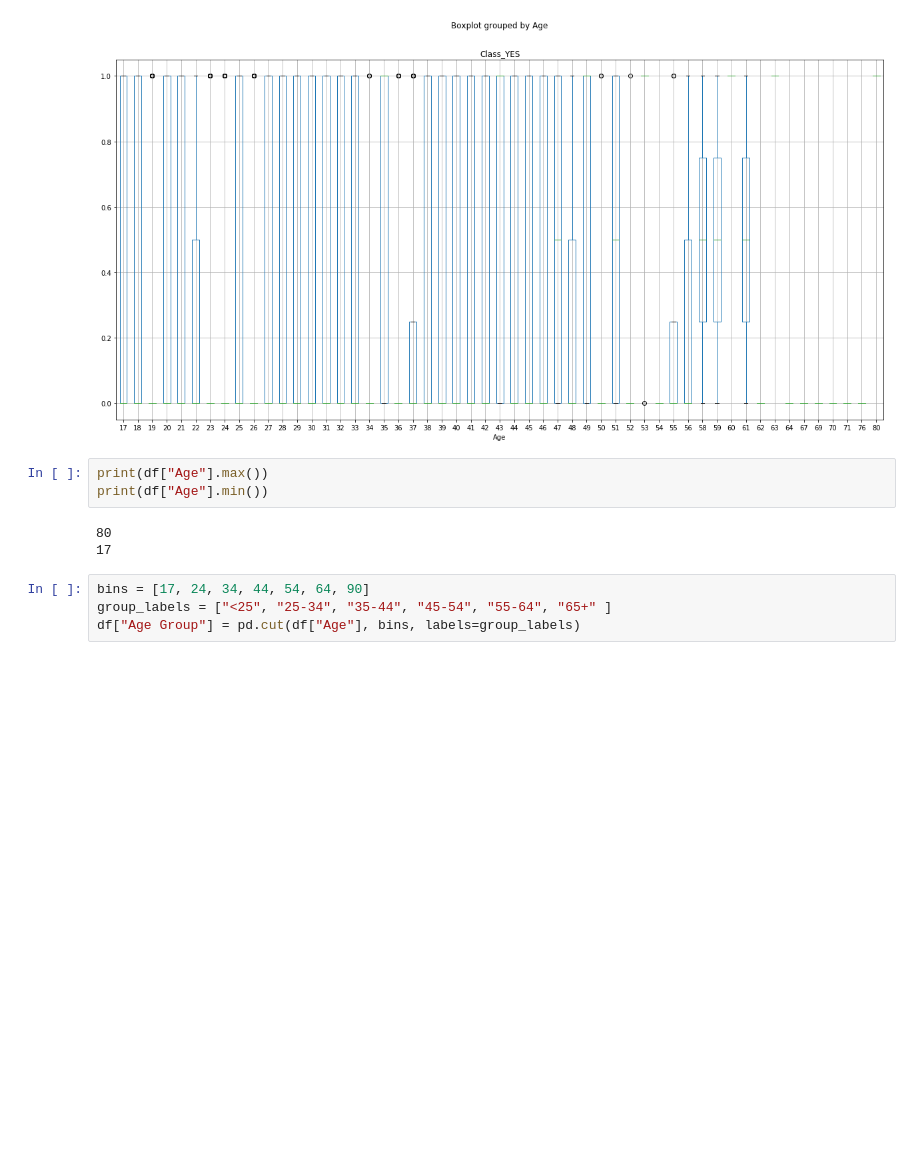
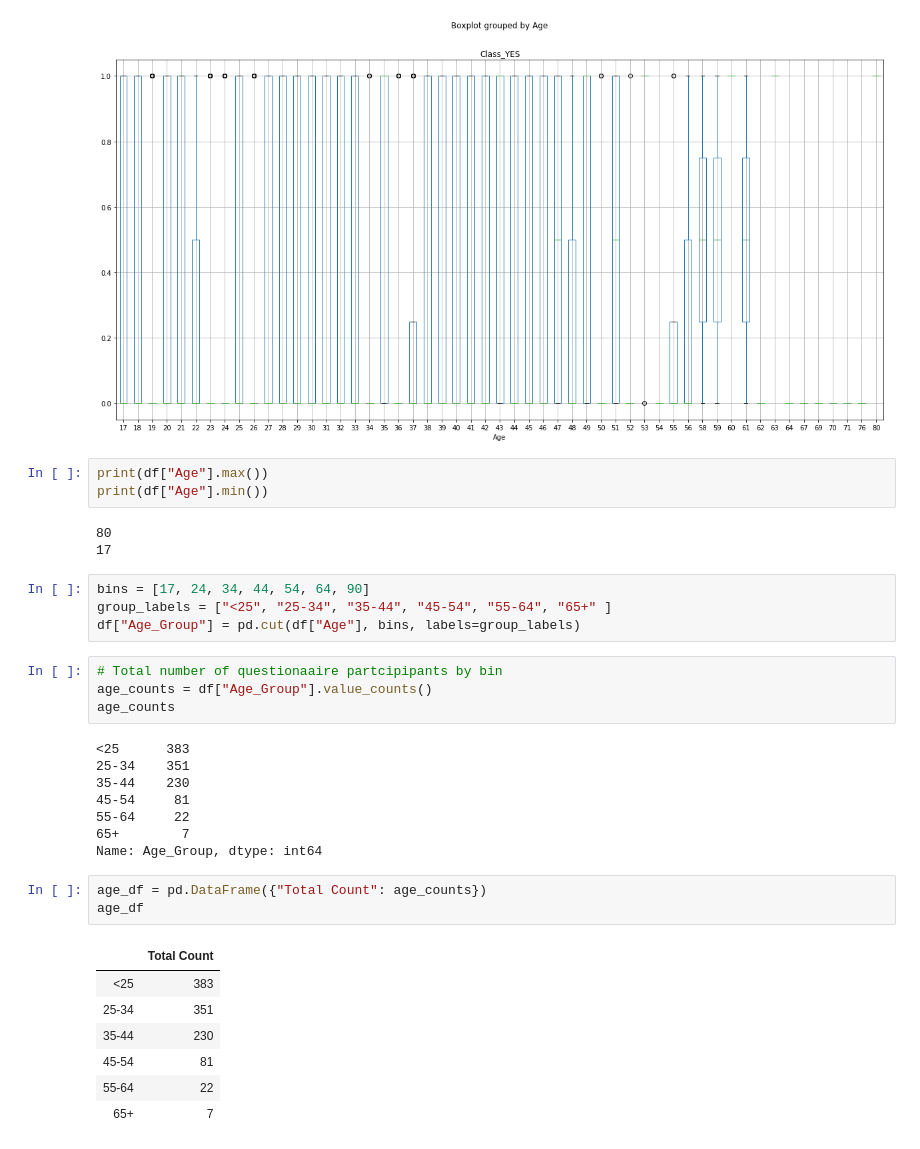
Before and after one commit to VallieTracy/autism-detection-machine-learning, a Jupyter notebook: Stats.ipynb, the cells around one changed output. Saved outputs shown, nothing was run; the diff lists cells and outputs as text; blank space fills up the shorter version.

```diff
--- a/Stats.ipynb
+++ b/Stats.ipynb
@@ -153,4 +153,27 @@ print(df["Age"].min())
 # %%
 bins = [17, 24, 34, 44, 54, 64, 90]
 group_labels = ["<25", "25-34", "35-44", "45-54", "55-64", "65+" ]
-df["Age Group"] = pd.cut(df["Age"], bins, labels=group_labels)
+df["Age_Group"] = pd.cut(df["Age"], bins, labels=group_labels)
+# %%
+# Total number of questionaaire partcipipants by bin
+age_counts = df["Age_Group"].value_counts()
+age_counts
+# %% [output]
+<25      383
+25-34    351
+35-44    230
+45-54     81
+55-64     22
+65+        7
+Name: Age_Group, dtype: int64
+# %%
+age_df = pd.DataFrame({"Total Count": age_counts})
+age_df
+# %% [output]
+|  | Total Count |
+| <25 | 383 |
+| 25-34 | 351 |
+| 35-44 | 230 |
+| 45-54 | 81 |
+| 55-64 | 22 |
+| 65+ | 7 |
```
Also changed, not shown: parts of 10 cells of this notebook, 1 other file.
